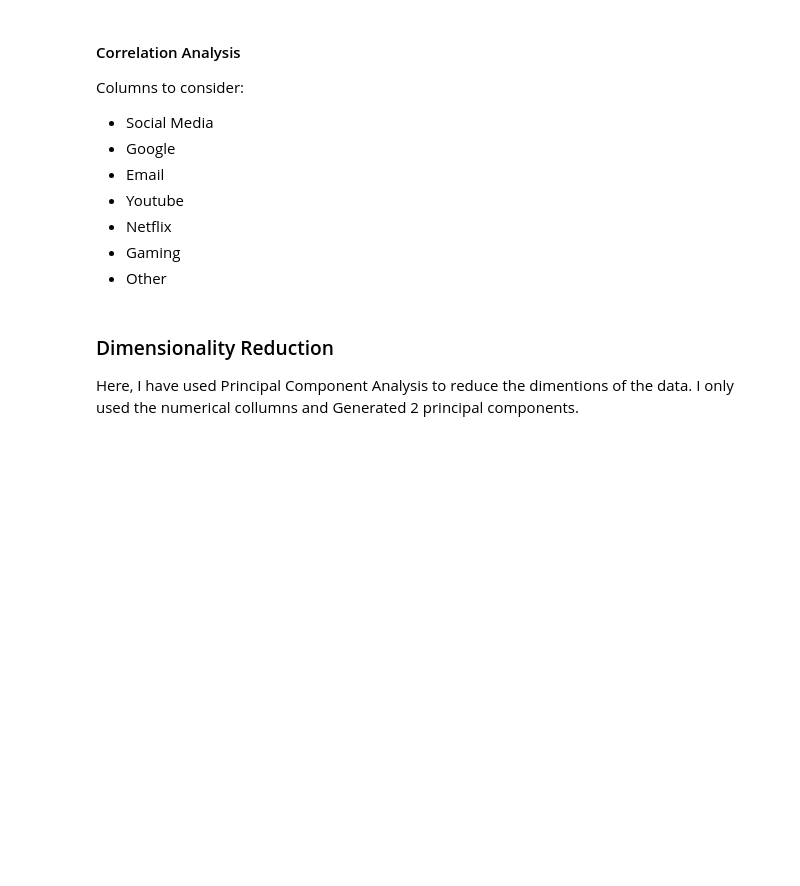
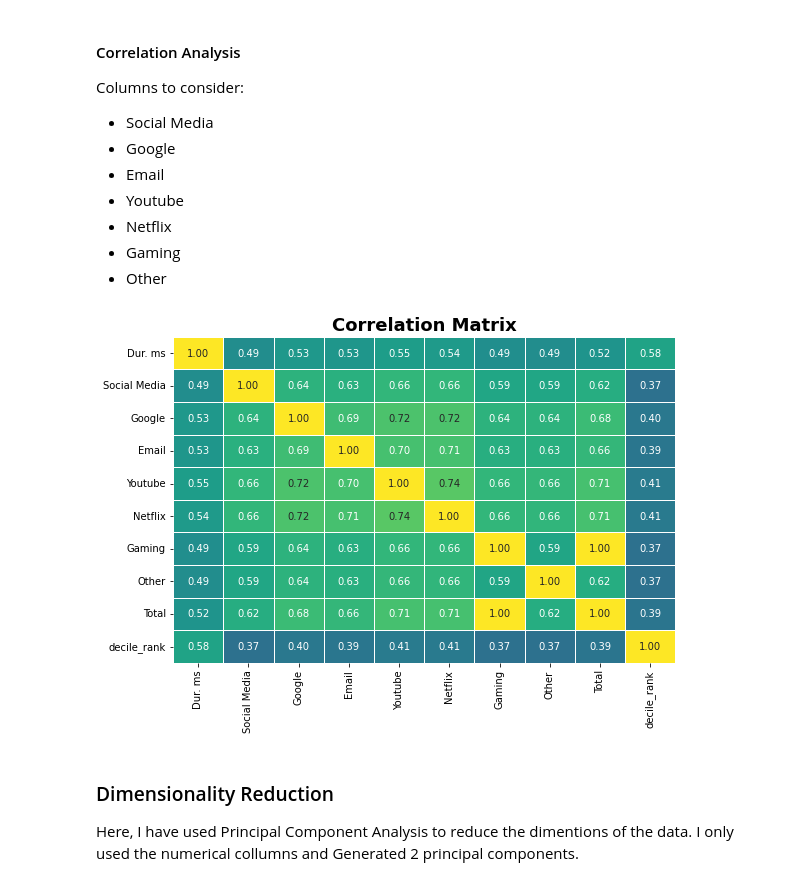
Before and after one commit to Hen0k/TellCo-user-analysis, a Jupyter notebook: notebooks/1-User-Overview-Analysis.ipynb, the cells around one changed output. Drawn from its saved outputs; the diff is of its cells as text; code cells hidden in the pictures; blank space fills up the shorter version.

```diff
--- a/notebooks/1-User-Overview-Analysis.ipynb
+++ b/notebooks/1-User-Overview-Analysis.ipynb
@@ -370,5 +396,5 @@ user_app_total_data_vol.head()
 # %%
-user_app_total_data_vol['decile_rank'] = pd.qcut(user_app_total_data_vol['Dur. (ms)'], 10, labels=False)
+user_app_total_data_vol['decile_rank'] = pd.qcut(user_app_total_data_vol['Dur. ms'], 10, labels=False)
 
 top_5_decile = user_app_total_data_vol[user_app_total_data_vol['decile_rank'] > 4 ]
 
@@ -394,4 +440,6 @@ Columns to consider:
 - Other
 # %%
 # user_app_total_data_vol.head()
-plot_heatmap(user_app_total_data_vol.corr(), "Correlation Matrix")
+plotter.plot_heatmap(user_app_total_data_vol.corr(), "Correlation Matrix")
+# %% [output]
+[figure, added]
```
Also changed, not shown: parts of 25 cells of this notebook.
